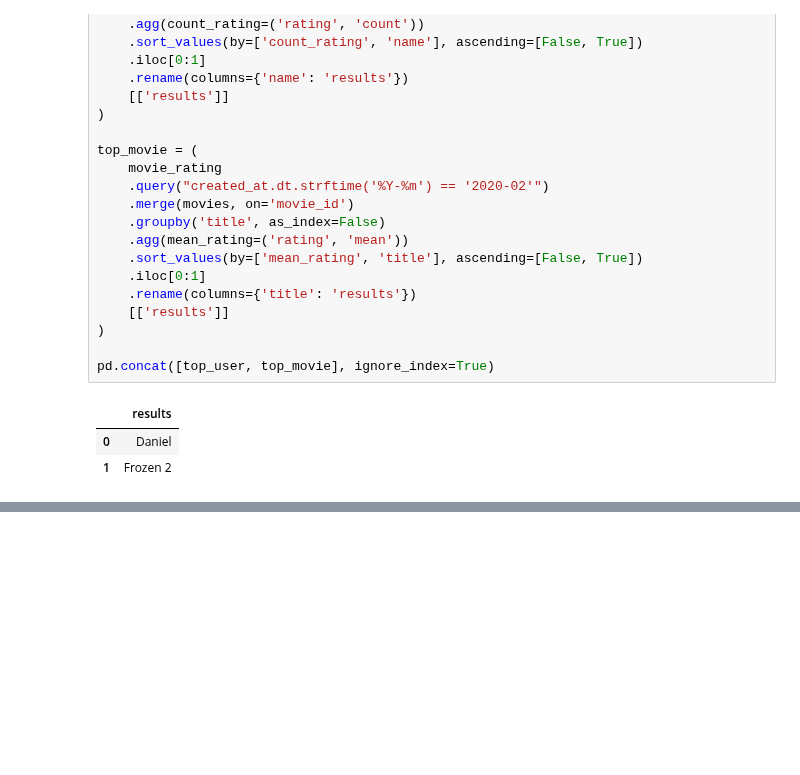
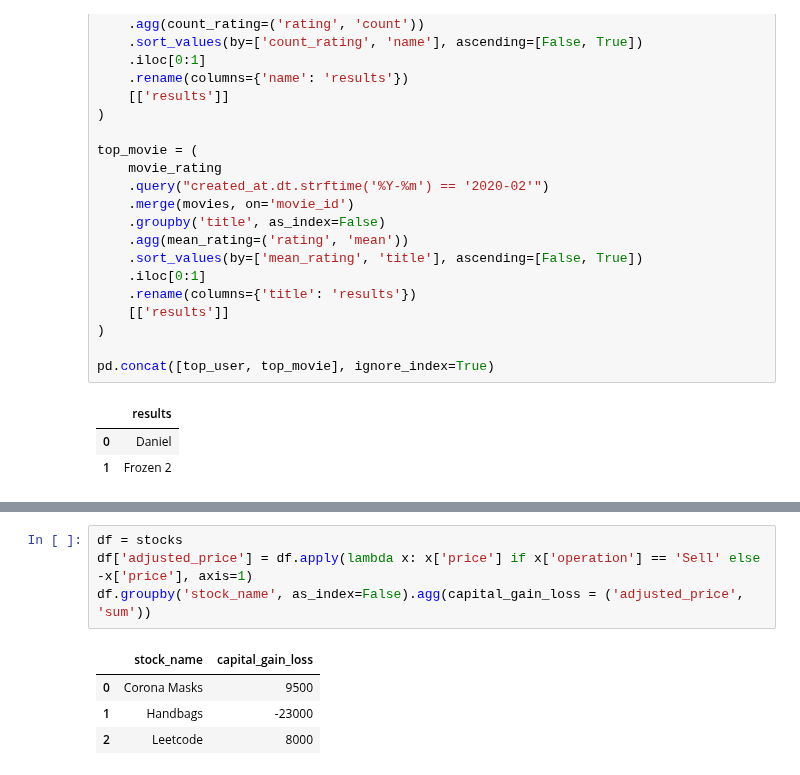
Before and after one commit to Praldmur/Tasks, a Jupyter notebook: LeetCode_Med.ipynb, the cells around one changed output, grey strips where cells are left out. Saved outputs shown, nothing was run; the diff lists cells and outputs as text; blank space fills up the shorter version.

```diff
--- a/LeetCode_Med.ipynb
+++ b/LeetCode_Med.ipynb
@@ -1043,0 +1080,9 @@ pd.concat([top_user, top_movie], ignore_index=True)
+# %%
+df = stocks
+df['adjusted_price'] = df.apply(lambda x: x['price'] if x['operation'] == 'Sell' else -x['price'], axis=1)
+df.groupby('stock_name', as_index=False).agg(capital_gain_loss = ('adjusted_price', 'sum'))
+# %% [output]
+|  | stock_name | capital_gain_loss |
+| 0 | Corona Masks | 9500 |
+| 1 | Handbags | -23000 |
+| 2 | Leetcode | 8000 |
```
Also changed, not shown: parts of 4 cells of this notebook.
